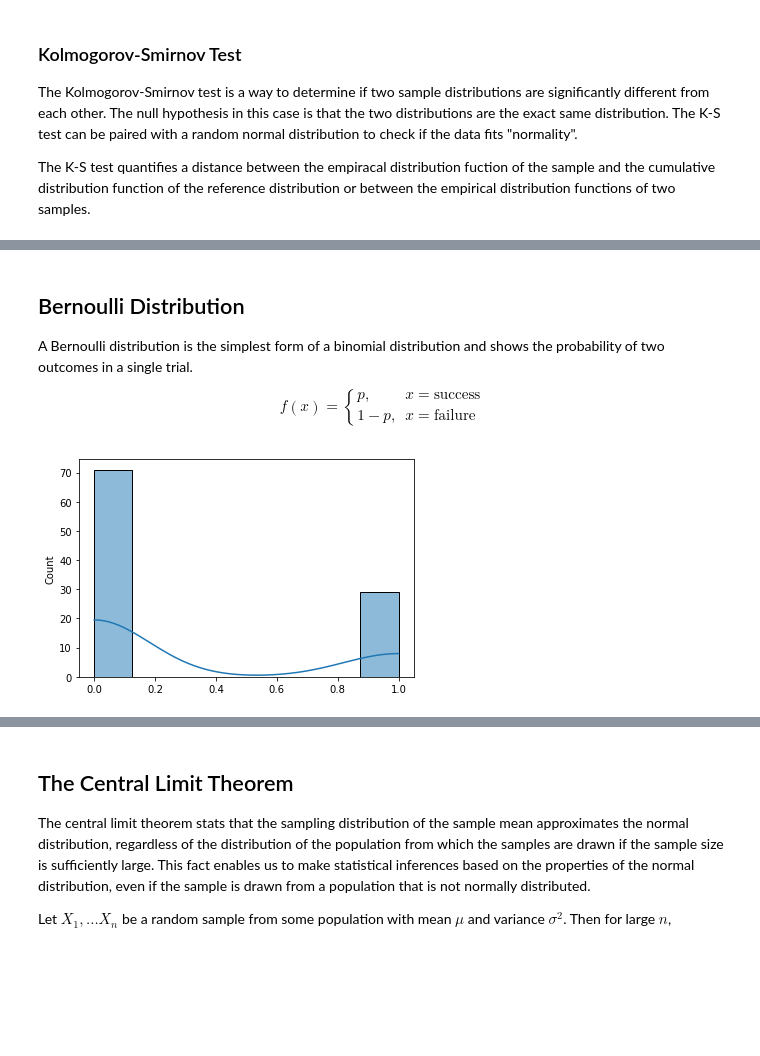
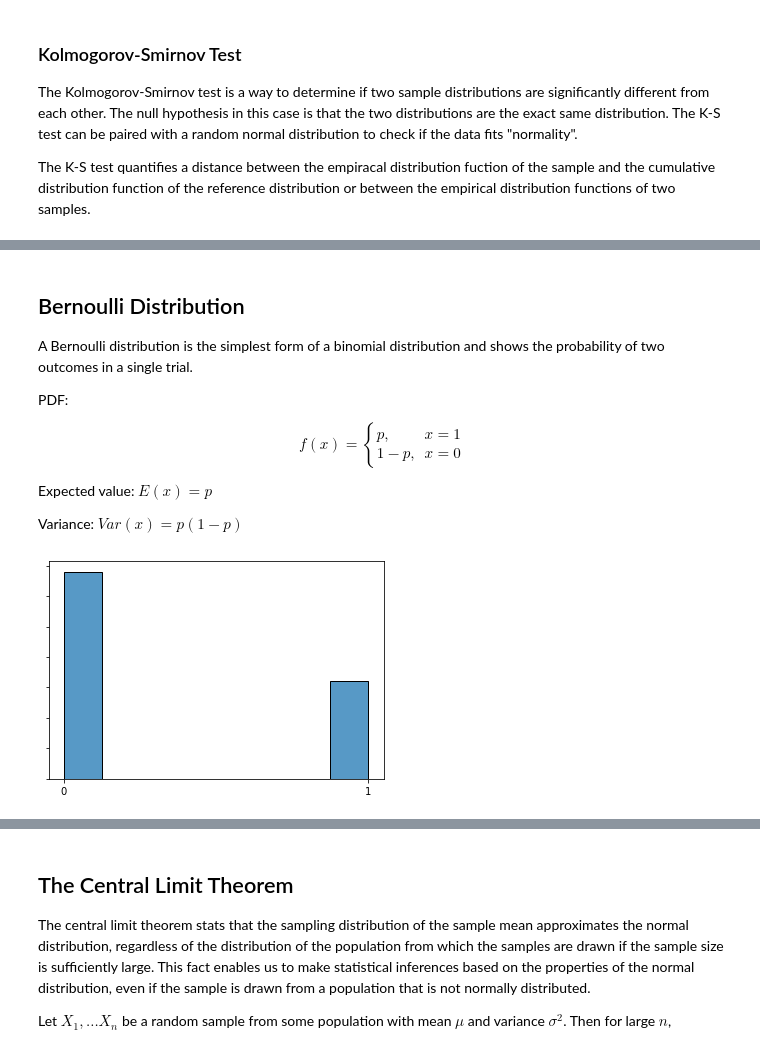
Before and after one commit to jonathanhild/notebooks, a Jupyter notebook: stats_distributions.ipynb, the cells around one changed output, grey strips where cells are left out. Drawn from its saved outputs; the diff is of its cells as text; code cells hidden in the pictures; blank space fills up the shorter version.

```diff
--- a/stats_distributions.ipynb
+++ b/stats_distributions.ipynb
@@ -107,18 +131,27 @@ KstestResult(statistic=0.6829820080339877, pvalue=2.5021317971892395e-09)
 ## Bernoulli Distribution
 A Bernoulli distribution is the simplest form of a binomial distribution and shows the probability of two outcomes in a single trial.
 
+PDF:
+
 $$
-    f(x) = \begin{cases}p, & x = \text{success} \\
-    1 - p, & x = \text{failure}
+    f(x) = \begin{cases}p, & x = 1 \\
+    1 - p, & x = 0
     \end{cases}
 $$
+
+Expected value: $E(x) = p$
+
+Variance: $Var(x) = p(1 - p)$
 # %%
 bd = stats.binom.rvs(n=1, p=0.3, size=100)
 fig, ax = plt.subplots(figsize=(6, 4))
-ax = sns.histplot(bd, kde=True)
+ax = sns.histplot(bd)
+ax.set_xticks([0,1])
+ax.set_ylabel('')
+ax.set_yticklabels('')
 plt.show()
 # %% [output]
-[figure, old version]
+[figure, new version]
 # %% [markdown]
 ## Binomial Distribution
 Data must represent:
```
Also changed, not shown: parts of 23 cells of this notebook.
